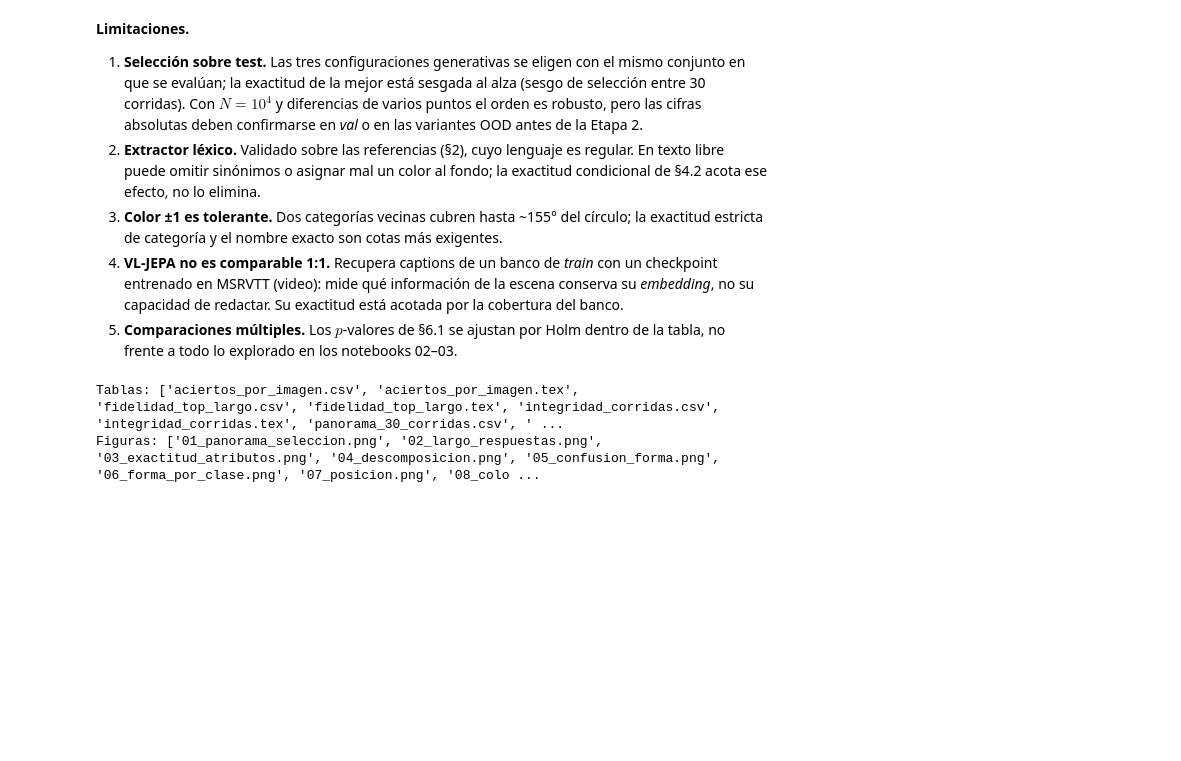
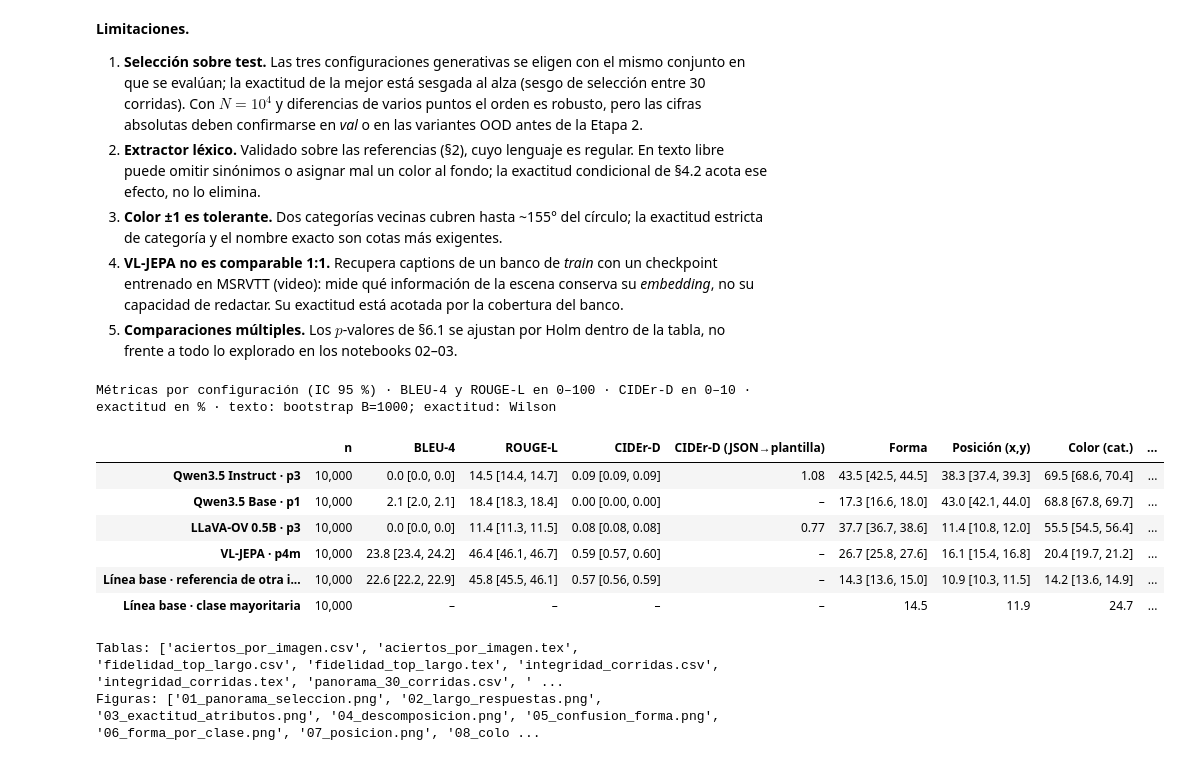
Before and after one commit to BrnoOr/Multimodal_LLM, a Jupyter notebook: notebooks/03_eda_top3_vljepa.ipynb, the cells around one changed output. Saved outputs shown, nothing was run; the diff lists cells and outputs as text; code cells hidden in the pictures; blank space fills up the shorter version.

```diff
--- a/notebooks/03_eda_top3_vljepa.ipynb
+++ b/notebooks/03_eda_top3_vljepa.ipynb
@@ -69,8 +69,8 @@ STRICT_JSON = True        # p3_json: si no hay JSON recuperable, los atributos c
 ALPHA = 0.05
 SEED = 20260928
 TAG = "eda_top3"
-FIG_DIR = ROOT / "reports" / "figures" / TAG
-TAB_DIR = ROOT / "reports" / "tables" / TAG
+FIG_DIR = ROOT / "reports" / "presentacion" / "figures" / TAG
+TAB_DIR = ROOT / "reports"/ "presentacion" / "tables" / TAG
 FIG_DIR.mkdir(parents=True, exist_ok=True)
 TAB_DIR.mkdir(parents=True, exist_ok=True)
 
@@ -1849,6 +1849,78 @@ display(Markdown("\n".join(lines)))
    información de la escena conserva su *embedding*, no su capacidad de redactar. Su exactitud está acotada por la cobertura del banco.
 5. **Comparaciones múltiples.** Los $p$-valores de §6.1 se ajustan por Holm dentro de la tabla, no frente a todo lo explorado en los
    notebooks 02–03.
+# %%
+# ══ Tabla resumen: BLEU-4, ROUGE-L, CIDEr-D y exactitud de las configuraciones analizadas ═══════════
+# Pegar al final de §6.4 (usa scorer, top, TOP_RUNS, JSON_RUNS, ids_top, json_to_template, _perm_caps, _pe, _tr, MAJ).
+# Texto: BLEU-4 de corpus, ROUGE-L y CIDEr-D contra la referencia de cada imagen (IC 95 % bootstrap).
+# Exactitud: atributos extraídos vs. factores verdaderos de la imagen (IC 95 % de Wilson; macro con IC normal).
+def _acc_block(ok: dict, macro: pd.Series) -> dict:
+    out = {}
+    for k, v in ok.items():
+        v = pd.Series(v).astype(bool)
+        lo, hi = wilson(int(v.sum()), len(v))
+        out[k], out[f"{k}_lo"], out[f"{k}_hi"] = v.mean(), float(lo), float(hi)
+    m, se = macro.mean(), macro.std(ddof=1) / np.sqrt(len(macro))
+    out["macro"], out["macro_lo"], out["macro_hi"] = m, m - Z * se, m + Z * se
+    return out
+
+
+res = {}
+for r in TOP_RUNS:
+    s = top[top["run"] == r].set_index("id").loc[ids_top]
+    hyps = s["prediction"].tolist()
+    row = {"n": len(ids_top), **scorer.summary(scorer.per_sample(hyps, ids_top), B=B_BOOT, seed=SEED)}
+    row["cider_d_plantilla"] = (scorer.per_sample([json_to_template(t) for t in hyps], ids_top)["cider_d"].mean()
+                                if r in JSON_RUNS else np.nan)
+    row |= _acc_block({"forma": s["shape_ok"], "posicion": s["pos_ok"], "color_cat": s["color_ok"],
+                       "color_pm1": s["color_adj"], "nombre": s["name_ok"]}, s["macro"])
+    res[r] = row
+
+# Líneas base
+_ok_cat = _pe["color_cat"].eq(_tr["cat_true"])
+row = {"n": len(ids_top), **scorer.summary(scorer.per_sample(list(_perm_caps), ids_top), B=B_BOOT, seed=SEED),
+       "cider_d_plantilla": np.nan}
+row |= _acc_block({"forma": _ok_s, "posicion": _ok_p, "color_cat": _ok_cat, "color_pm1": _ok_c,
+                   "nombre": _pe["color_name"].eq(_tr["name_true"])}, PERM_M)
+res["Línea base · referencia de otra imagen"] = row
+res["Línea base · clase mayoritaria"] = {"n": len(ids_top), "forma": MAJ["shape"], "posicion": MAJ["pos"],
+                                         "color_cat": MAJ["color"], "color_pm1": MAJ["color_adj"], "nombre": MAJ["name"],
+                                         "macro": MAJ["macro"]}
+resumen = pd.DataFrame(res).T
+save_table(resumen.astype(float), "resumen_metricas_top", float_format="%.4f")      # valores crudos + IC
+
+
+def _fmt(k, scale=100, d=1):
+    def f(row):
+        v = row.get(k)
+        if v is None or pd.isna(v):
+            return "–"
+        lo, hi = row.get(f"{k}_lo"), row.get(f"{k}_hi")
+        ci = f" [{scale * lo:.{d}f}, {scale * hi:.{d}f}]" if lo is not None and pd.notna(lo) else ""
+        return f"{scale * v:.{d}f}{ci}"
+    return f
+
+
+COLS = [("BLEU-4", "bleu", 100, 1), ("ROUGE-L", "rouge_l", 100, 1), ("CIDEr-D", "cider_d", 1, 2),
+        ("CIDEr-D (JSON→plantilla)", "cider_d_plantilla", 1, 2), ("Forma", "forma", 100, 1),
+        ("Posición (x,y)", "posicion", 100, 1), ("Color (cat.)", "color_cat", 100, 1), ("Color ±1", "color_pm1", 100, 1),
+        ("Nombre exacto", "nombre", 100, 1), ("Índice macro", "macro", 100, 1)]
+tabla = pd.DataFrame({lab: resumen.apply(_fmt(k, sc, d), axis=1) for lab, k, sc, d in COLS})
+tabla.insert(0, "n", resumen["n"].map(lambda v: f"{int(v):,}"))
+display(tabla.style.set_caption(
+    f"Métricas por configuración (IC 95 %) · BLEU-4 y ROUGE-L en 0–100 · CIDEr-D en 0–10 · exactitud en % · "
+    f"texto: bootstrap B={B_BOOT}; exactitud: Wilson")
+    .set_properties(**{"text-align": "right"}))
+save_table(tabla, "resumen_metricas_top_ic", index=True)
+# %% [output]
+Métricas por configuración (IC 95 %) · BLEU-4 y ROUGE-L en 0–100 · CIDEr-D en 0–10 · exactitud en % · texto: bootstrap B=1000; exactitud: Wilson
+|  | n | BLEU-4 | ROUGE-L | CIDEr-D | CIDEr-D (JSON→plantilla) | Forma | Posición (x,y) | Color (cat.) | ... |
+| Qwen3.5 Instruct · p3 | 10,000 | 0.0 [0.0, 0.0] | 14.5 [14.4, 14.7] | 0.09 [0.09, 0.09] | 1.08 | 43.5 [42.5, 44.5] | 38.3 [37.4, 39.3] | 69.5 [68.6, 70.4] | ... |
+| Qwen3.5 Base · p1 | 10,000 | 2.1 [2.0, 2.1] | 18.4 [18.3, 18.4] | 0.00 [0.00, 0.00] | – | 17.3 [16.6, 18.0] | 43.0 [42.1, 44.0] | 68.8 [67.8, 69.7] | ... |
+| LLaVA-OV 0.5B · p3 | 10,000 | 0.0 [0.0, 0.0] | 11.4 [11.3, 11.5] | 0.08 [0.08, 0.08] | 0.77 | 37.7 [36.7, 38.6] | 11.4 [10.8, 12.0] | 55.5 [54.5, 56.4] | ... |
+| VL-JEPA · p4m | 10,000 | 23.8 [23.4, 24.2] | 46.4 [46.1, 46.7] | 0.59 [0.57, 0.60] | – | 26.7 [25.8, 27.6] | 16.1 [15.4, 16.8] | 20.4 [19.7, 21.2] | ... |
+| Línea base · referencia de otra i... | 10,000 | 22.6 [22.2, 22.9] | 45.8 [45.5, 46.1] | 0.57 [0.56, 0.59] | – | 14.3 [13.6, 15.0] | 10.9 [10.3, 11.5] | 14.2 [13.6, 14.9] | ... |
+| Línea base · clase mayoritaria | 10,000 | – | – | – | – | 14.5 | 11.9 | 24.7 | ... |
 # %%
 keep = ["exp_id", "run", "model", "prompt", "id", "prediction", "shape", "shape_true", "shape_ok", "xpos", "ypos", "x_true", "y_true",
         "pos_ok", "color_name", "color_cat", "cat_true", "name_true", "color_ok", "color_adj", "name_ok", "hue_err", "dh_bg",
```
Also changed, not shown: parts of 1 cell of this notebook, 58 other files.
